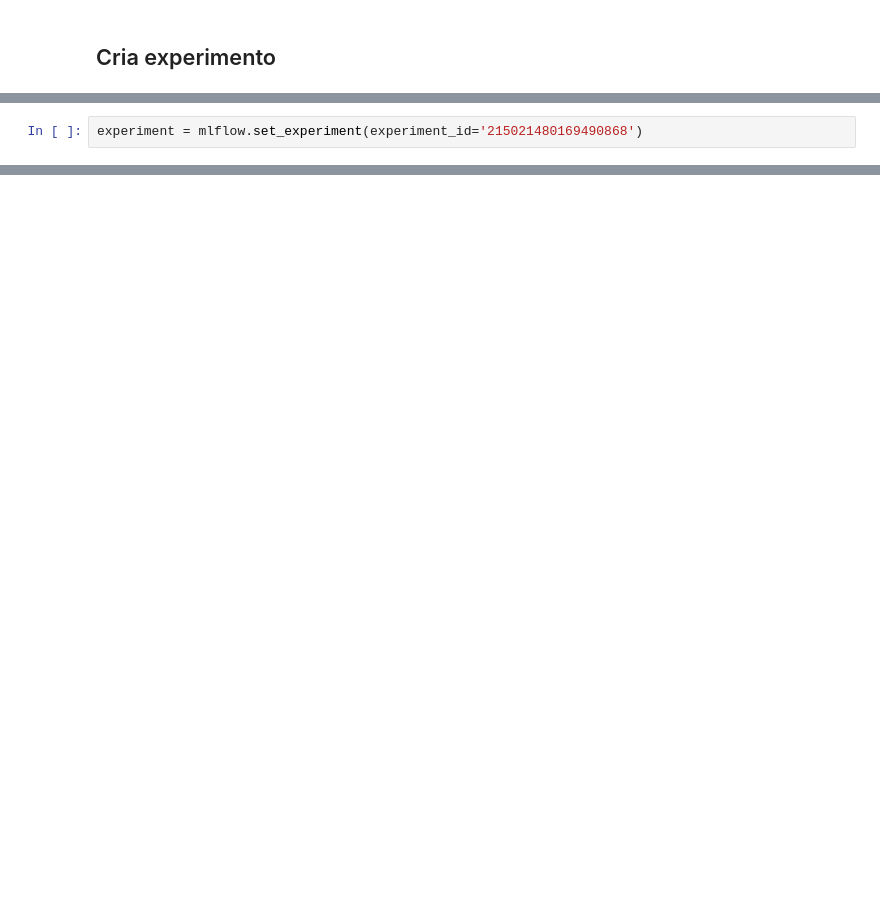
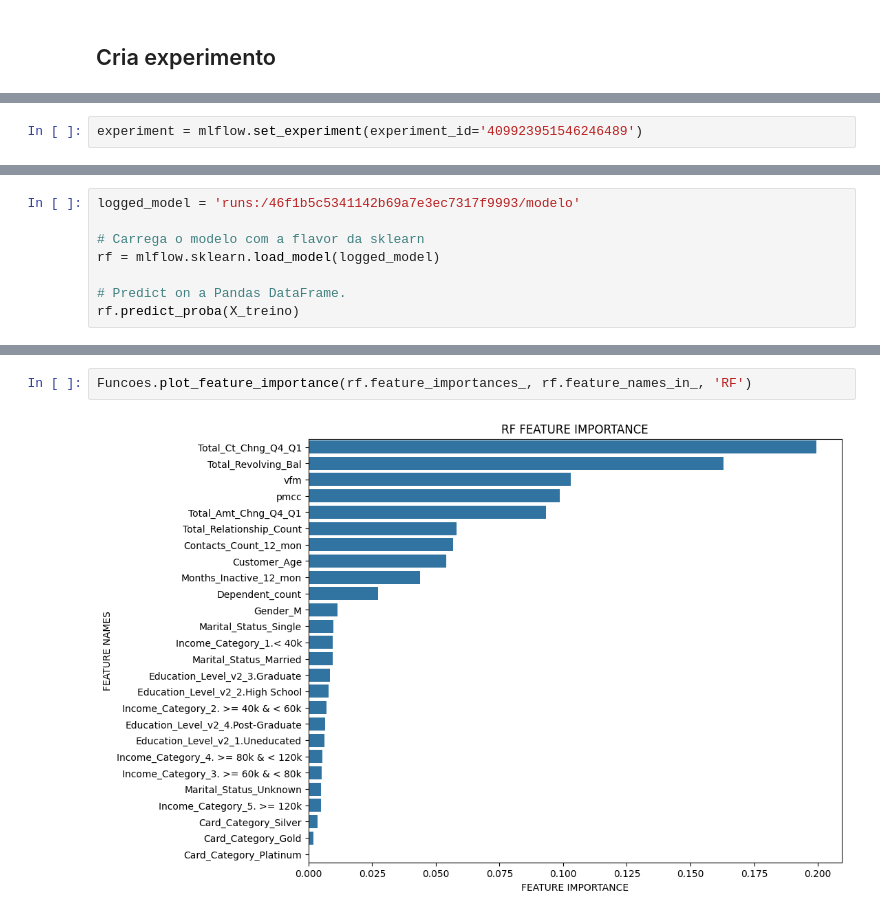
Before and after one commit to HugoCalegari/Estudo_Cartao_Credito, a Jupyter notebook: vCartao_Credito/2.Modelagem/0.Modelos_baselines.ipynb, the cells around one changed output, grey strips where cells are left out. Drawn from its saved outputs; the diff is of its cells as text; blank space fills up the shorter version.

Commit message:
[Add] Diagnóstico de modelo e interpretabilidade

```diff
--- a/vCartao_Credito/2.Modelagem/0.Modelos_baselines.ipynb
+++ b/vCartao_Credito/2.Modelagem/0.Modelos_baselines.ipynb
@@ -117,5 +132,5 @@ experiment
 # %%
-experiment = mlflow.set_experiment(experiment_id='215021480169490868')
+experiment = mlflow.set_experiment(experiment_id='409923951546246489')
 # %%
 experiment.experiment_id
 # %% [output]
@@ -158,3 +175,11 @@ if __name__ == '__main__':
         # Log do schema das variáveis do modelo e do modelo
         signature = infer_signature(X_treino, rf.predict_proba(X_treino))
         mlflow.sklearn.log_model(rf, signature=signature, artifact_path='modelo')
+# %%
+logged_model = 'runs:/46f1b5c5341142b69a7e3ec7317f9993/modelo'
+
+# Carrega o modelo com a flavor da sklearn
+rf = mlflow.sklearn.load_model(logged_model)
+
+# Predict on a Pandas DataFrame.
+rf.predict_proba(X_treino)
@@ -160,0 +207,4 @@ if __name__ == '__main__':
+# %%
+Funcoes.plot_feature_importance(rf.feature_importances_, rf.feature_names_in_, 'RF')
+# %% [output]
+[figure, added]
```
Also changed, not shown: parts of 33 cells of this notebook.
